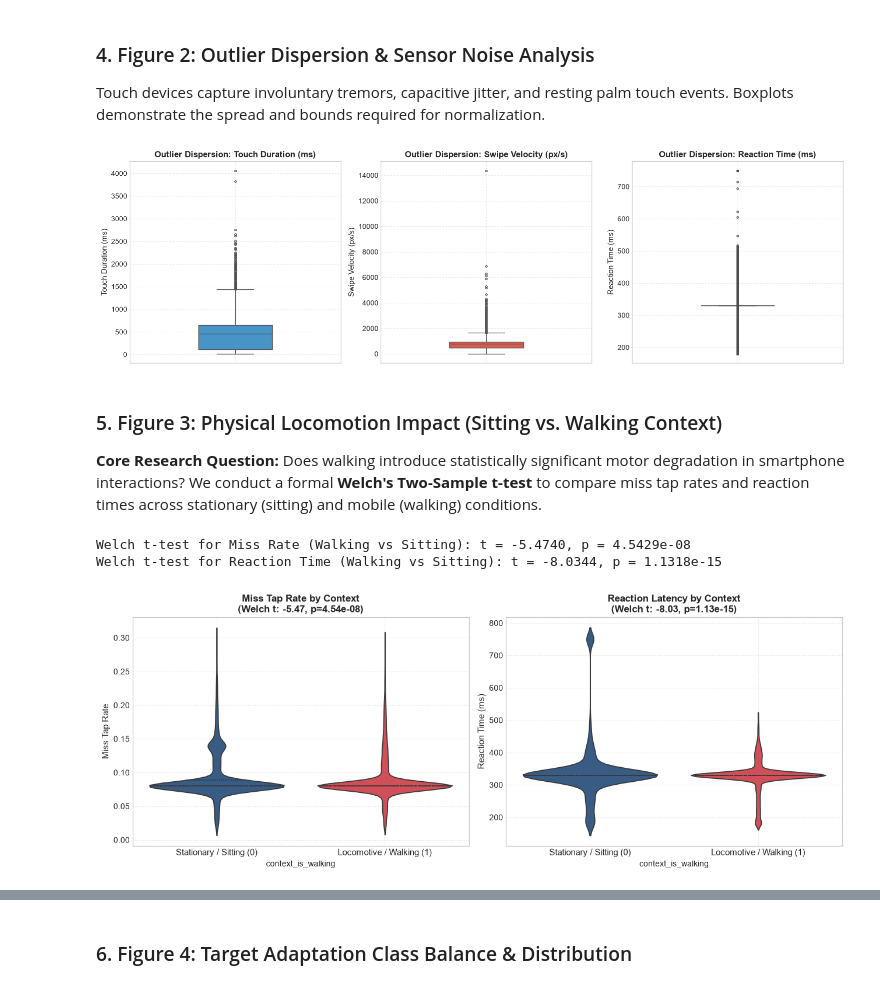
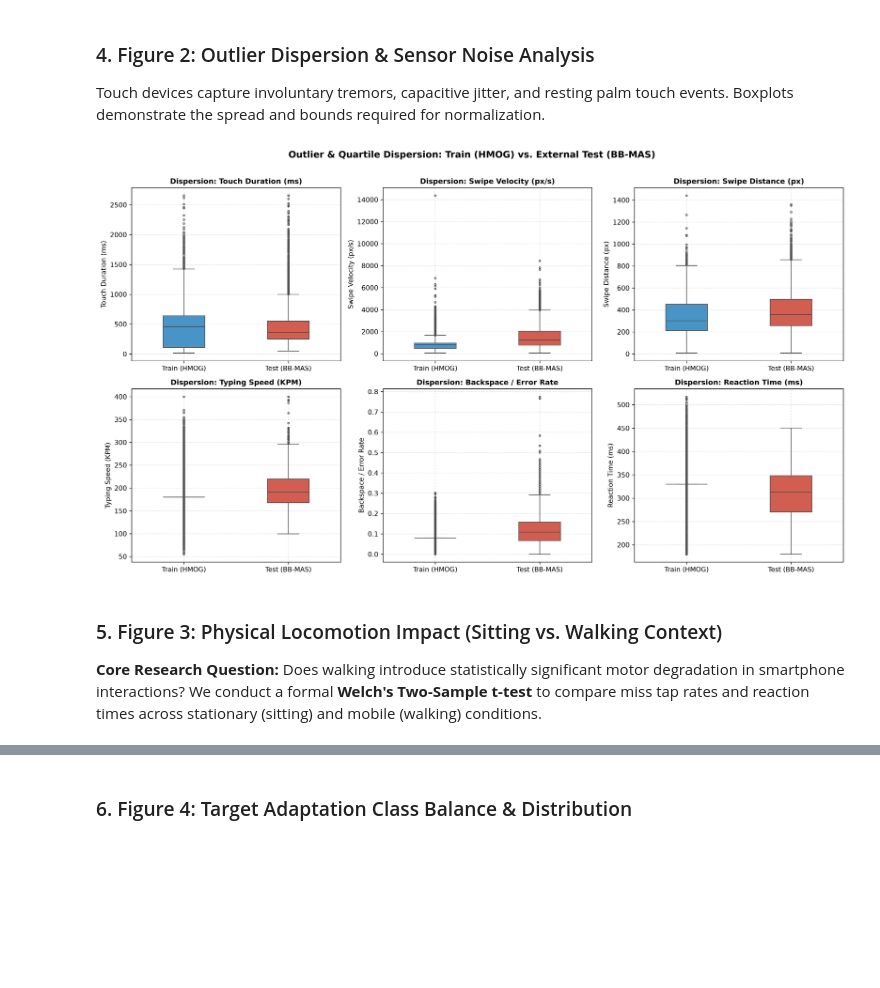
Before and after one commit to Mahedi8x/adaptive-ui-ml, a Jupyter notebook: 01_exploratory_data_analysis_eda.ipynb, the cells around one changed output, grey strips where cells are left out. Saved outputs shown, nothing was run; the diff lists cells and outputs as text; code cells hidden in the pictures; blank space fills up the shorter version.

```diff
--- a/01_exploratory_data_analysis_eda.ipynb
+++ b/01_exploratory_data_analysis_eda.ipynb
@@ -49,0 +31,14 @@ Total Unique Subjects: 141 across sources: {'HMOG': 7194, 'Touchalytics': 232}
+# %%
+train_path = os.path.join("processed", "final_ready_dataset.csv")
+test_path  = os.path.join("processed", "bbmas_test_ready_dataset.csv")
+
+df_train = pd.read_csv(train_path)
+df_test  = pd.read_csv(test_path)
+df_train["split"] = "Train (HMOG)"
+df_test["split"]  = "Test (BB-MAS)"
+df = pd.concat([df_train, df_test], ignore_index=True)
+
+print(f"Train Set (HMOG) Loaded : {df_train.shape[0]} rows, {df_train['user_id'].nunique()} unique users.")
+print(f"Test Set (BB-MAS) Loaded: {df_test.shape[0]} rows, {df_test['user_id'].nunique()} unique users.")
+print(f"Total Combined Benchmark: {df.shape[0]} rows, {df['user_id'].nunique()} unique users.")
+df.head(4)
@@ -113,58 +140,35 @@ plt.show()
 ### 4. Figure 2: Outlier Dispersion & Sensor Noise Analysis
 Touch devices capture involuntary tremors, capacitive jitter, and resting palm touch events. Boxplots demonstrate the spread and bounds required for normalization.
 # %%
-fig, axes = plt.subplots(1, 3, figsize=(15, 4.5))
+fig, axes = plt.subplots(2, 3, figsize=(16, 9))
 box_cols = [
-    ('touch_duration_mean_ms', 'Touch Duration (ms)', '#3498db'),
-    ('swipe_speed_mean_pxps', 'Swipe Velocity (px/s)', '#e74c3c'),
-    ('reaction_time_mean_ms', 'Reaction Time (ms)', '#2ecc71')
+    ("touch_duration_mean_ms", "Touch Duration (ms)", 0, 0),
+    ("swipe_speed_mean_pxps", "Swipe Velocity (px/s)", 0, 1),
+    ("swipe_distance_mean_px", "Swipe Distance (px)", 0, 2),
+    ("typing_speed_kpm", "Typing Speed (KPM)", 1, 0),
+    ("backspace_rate", "Backspace / Error Rate", 1, 1),
+    ("reaction_time_mean_ms", "Reaction Time (ms)", 1, 2),
 ]
 
-for idx, (col, label, color) in enumerate(box_cols):
-    ax = axes[idx]
-    sns.boxplot(y=df[col], ax=ax, color=color, width=0.35, fliersize=2.5)
-    ax.set_title(f'Outlier Dispersion: {label}', fontsize=12, fontweight='bold')
-    ax.set_ylabel(label, fontsize=11)
-    ax.grid(True, linestyle=':', alpha=0.6)
+for col, label, r, c in box_cols:
+    ax = axes[r, c]
+    sns.boxplot(
+        data=df, x="split", y=col, hue="split", legend=False, ax=ax,
+        palette={"Train (HMOG)": "#3498db", "Test (BB-MAS)": "#e74c3c"},
+        width=0.4, fliersize=2.5
+    )
+    ax.set_title(f"Dispersion: {label}", fontsize=11, fontweight="bold")
+    ax.set_xlabel("")
+    ax.set_ylabel(label, fontsize=10)
+    ax.grid(True, linestyle=":", alpha=0.6)
 
+plt.suptitle("Outlier & Quartile Dispersion: Train (HMOG) vs. External Test (BB-MAS)", fontsize=14, fontweight="bold", y=1.01)
 plt.tight_layout()
+plt.savefig(os.path.join("paper_figures", "eda", "fig2_outlier_boxplots.png"), dpi=300, bbox_inches="tight")
 plt.show()
 # %% [output]
-[figure, old version]
+[figure, new version]
 # %% [markdown]
 ### 5. Figure 3: Physical Locomotion Impact (Sitting vs. Walking Context)
 **Core Research Question:** Does walking introduce statistically significant motor degradation in smartphone interactions?
 We conduct a formal **Welch's Two-Sample t-test** to compare miss tap rates and reaction times across stationary (sitting) and mobile (walking) conditions.
-# %%
-sitting_miss = df[df['context_is_walking'] == 0]['miss_rate']
-walking_miss = df[df['context_is_walking'] == 1]['miss_rate']
-t_stat_miss, p_val_miss = stats.ttest_ind(walking_miss, sitting_miss, equal_var=False)
-
-sitting_rt = df[df['context_is_walking'] == 0]['reaction_time_mean_ms']
-walking_rt = df[df['context_is_walking'] == 1]['reaction_time_mean_ms']
-t_stat_rt, p_val_rt = stats.ttest_ind(walking_rt, sitting_rt, equal_var=False)
-
-print(f"Welch t-test for Miss Rate (Walking vs Sitting): t = {t_stat_miss:.4f}, p = {p_val_miss:.4e}")
-print(f"Welch t-test for Reaction Time (Walking vs Sitting): t = {t_stat_rt:.4f}, p = {p_val_rt:.4e}")
-
-fig, axes = plt.subplots(1, 2, figsize=(13, 5))
-sns.violinplot(x='context_is_walking', y='miss_rate', data=df, ax=axes[0], palette=['#2b5c8f', '#e63946'], inner='quartile')
-axes[0].set_xticks([0, 1])
-axes[0].set_xticklabels(['Stationary / Sitting (0)', 'Locomotive / Walking (1)'], fontsize=11)
-axes[0].set_title(f'Miss Tap Rate by Context\n(Welch t: {t_stat_miss:.2f}, p={p_val_miss:.2e})', fontsize=12, fontweight='bold')
-axes[0].set_ylabel('Miss Tap Rate', fontsize=11)
-axes[0].grid(True, linestyle=':', alpha=0.6)
-
-sns.violinplot(x='context_is_walking', y='reaction_time_mean_ms', data=df, ax=axes[1], palette=['#2b5c8f', '#e63946'], inner='quartile')
-axes[1].set_xticks([0, 1])
-axes[1].set_xticklabels(['Stationary / Sitting (0)', 'Locomotive / Walking (1)'], fontsize=11)
-axes[1].set_title(f'Reaction Latency by Context\n(Welch t: {t_stat_rt:.2f}, p={p_val_rt:.2e})', fontsize=12, fontweight='bold')
-axes[1].set_ylabel('Reaction Time (ms)', fontsize=11)
-axes[1].grid(True, linestyle=':', alpha=0.6)
-
-plt.tight_layout()
-plt.show()
-# %% [output]
-Welch t-test for Miss Rate (Walking vs Sitting): t = -5.4740, p = 4.5429e-08
-Welch t-test for Reaction Time (Walking vs Sitting): t = -8.0344, p = 1.1318e-15
-[figure, removed]
```
Also changed, not shown: parts of 9 cells of this notebook, 24 other files.
